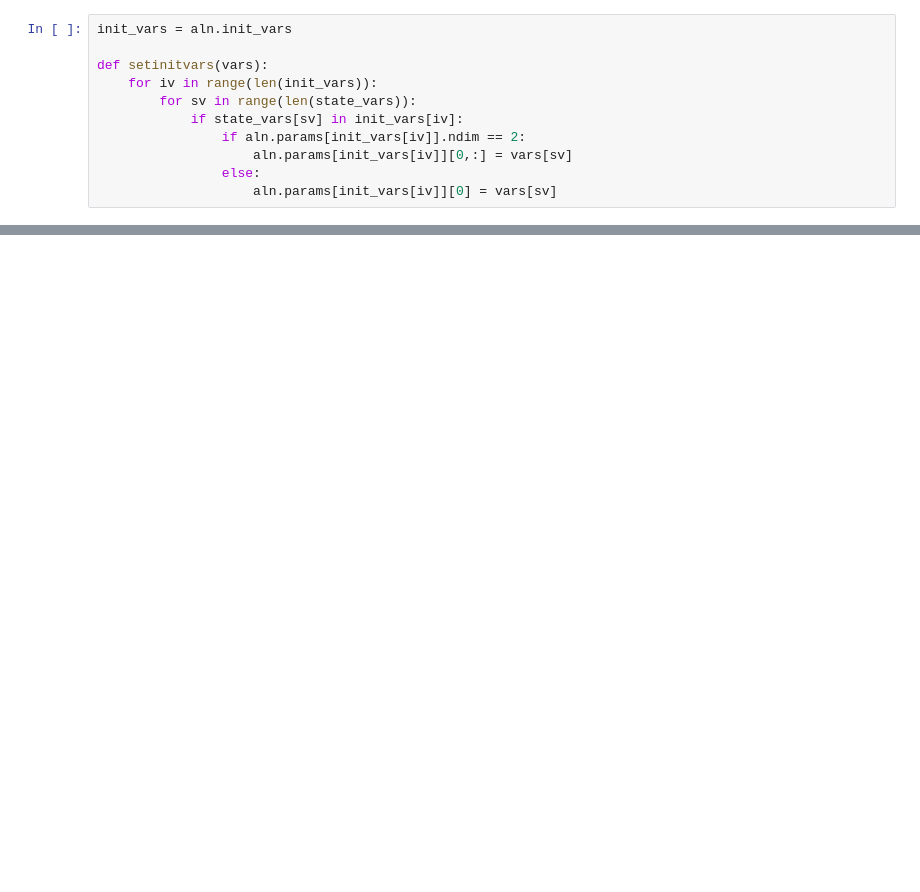
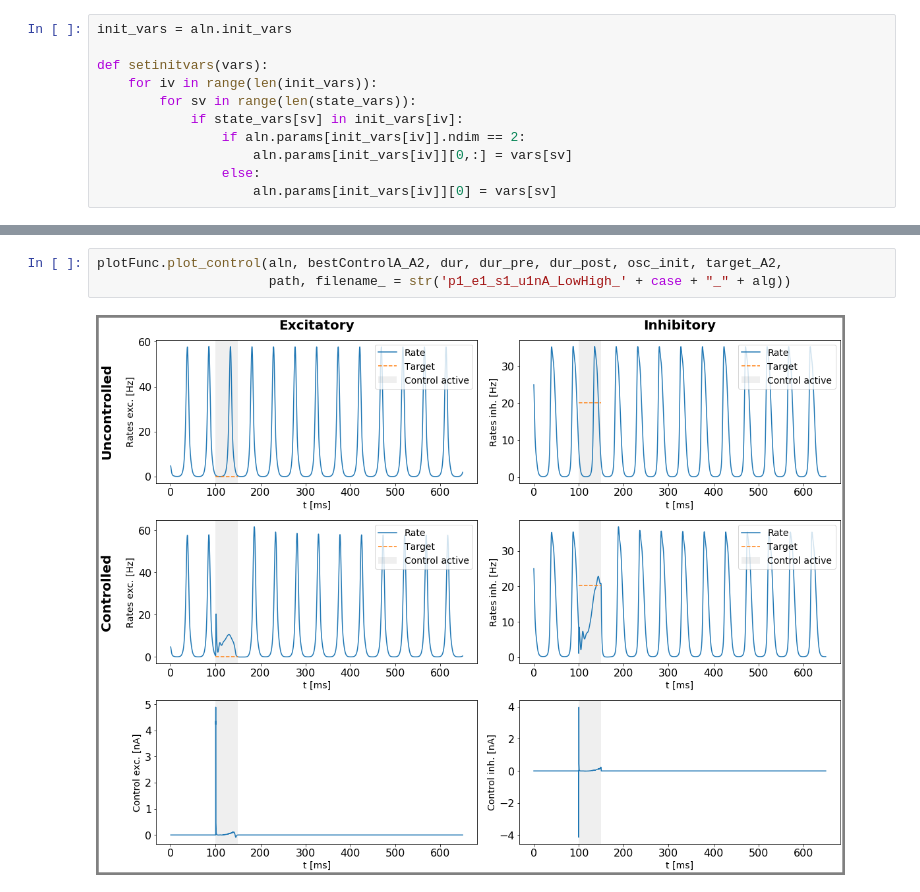
Before and after one commit to lenasal/neurolib, a Jupyter notebook: aln_control_20_11_12/Osc_High_state_switch/oscH.ipynb, the cells around one changed output, grey strips where cells are left out. Saved outputs shown, nothing was run; the diff lists cells and outputs as text; blank space fills up the shorter version.

```diff
--- a/aln_control_20_11_12/Osc_High_state_switch/oscH.ipynb
+++ b/aln_control_20_11_12/Osc_High_state_switch/oscH.ipynb
@@ -195,0 +215,5 @@ plotFunc.plot_control(aln, bestControlA, dur, dur_pre, dur_post, osc_init, targe
+# %%
+plotFunc.plot_control(aln, bestControlA_A2, dur, dur_pre, dur_post, osc_init, target_A2,
+                      path, filename_ = str('p1_e1_s1_u1nA_LowHigh_' + case + "_" + alg))
+# %% [output]
+[figure, added]
```
Also changed, not shown: parts of 10 cells of this notebook, 9 other files.
